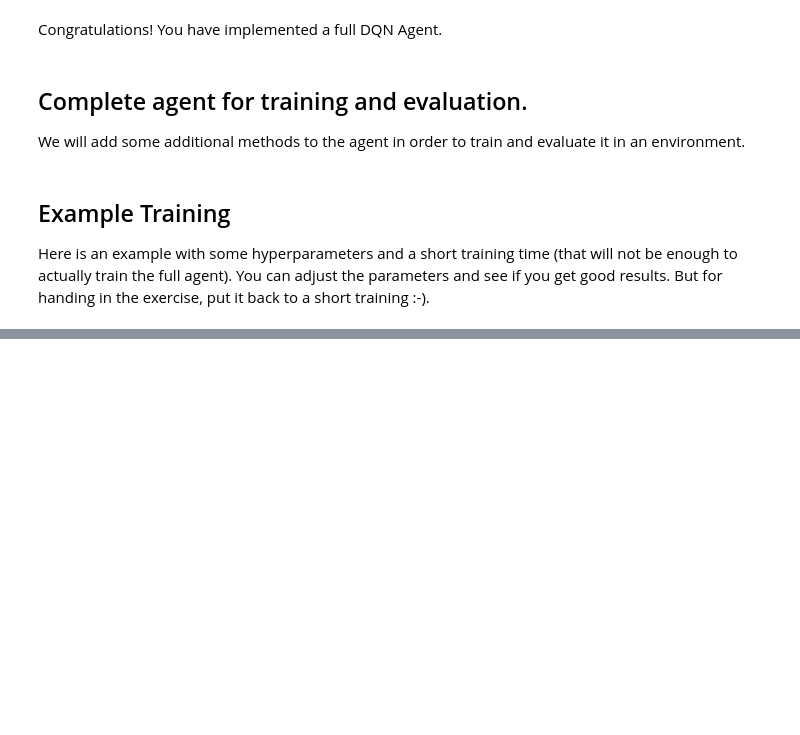
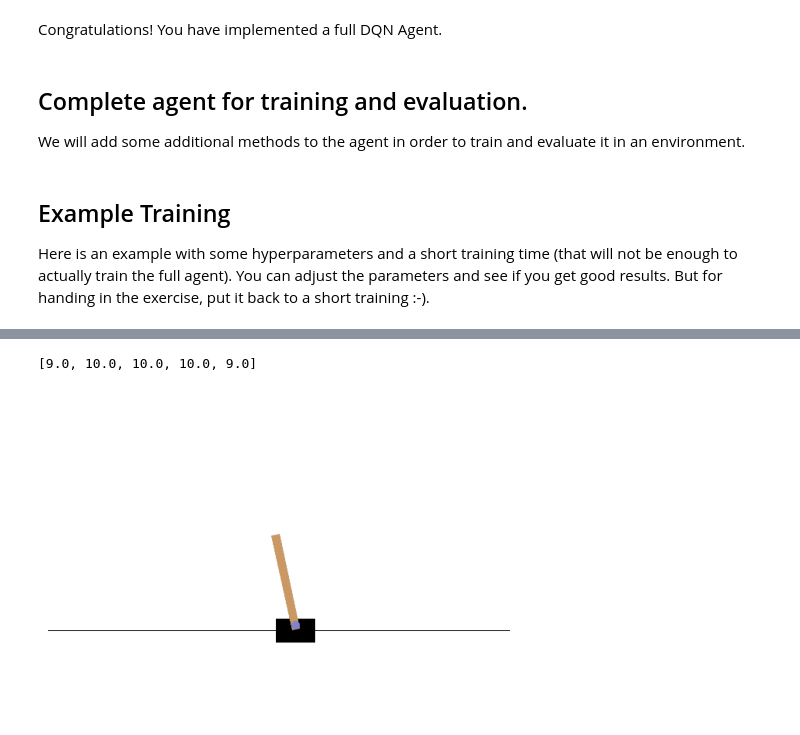
Before and after one commit to marbetschar/ZHAW-Advanced-Deep-Learning, a Jupyter notebook: Week 5/ex05_deep-q-learning.ipynb, the cells around one changed output, grey strips where cells are left out. Cells and saved outputs as stored; diff of their text form; code cells hidden in the pictures; blank space fills up the shorter version.

```diff
--- a/Week 5/ex05_deep-q-learning.ipynb
+++ b/Week 5/ex05_deep-q-learning.ipynb
@@ -85,12 +112,17 @@ class DQNetwork(nn.Module):
     def __init__(self, n_obs, n_action):
         super(DQNetwork, self).__init__()
         # generate a sequential model in a internal variable (for example self.fc)
-
-
+        self.fc = nn.Sequential(
+            nn.Linear(n_obs, 128),
+            nn.ReLU(),
+            nn.Linear(128, 128),
+            nn.ReLU(),
+            nn.Linear(128, n_action)
+        )
 
     def forward(self, x):
         # forward should just call your model
-
+        return self.fc.forward(x)
 
     def q_values(self, obs):
         obs = torch.from_numpy(obs).float().unsqueeze(0)
@@ -179,8 +223,8 @@ class DQNAgent:
 
         # generate the optimizer and loss function in the variables below
 
-        self.optimizer =
-        self.loss =
+        self.optimizer = optim.Adam(self.model.parameters(), lr=self.learning_rate)
+        self.loss = CrossEntropyLoss()
 
 
     def reset(self):
@@ -472,7 +518,7 @@ q_agent = DQNAgent(env_train.observation_space, env_train.action_space,
                    epsilon=0.9,
                    epsilon_min=0.03,
                    epsilon_decay=0.9999,
-                   learning_rate=0.0005,
+                   learning_rate=0.0003,
                    training_frequency=1,
                    target_update_frequency=2,
                    tau=0.005,
@@ -485,11 +552,17 @@ q_agent.train(env, nr_episodes_to_train=200, eval_env=env_eval, eval_frequency=1
 # %%
 q_agent.evaluate(env_eval, 5)
+# %% [output]
+[9.0, 10.0, 10.0, 10.0, 9.0]
 # %%
 # Test the function with a few steps
 obs, _ = env.reset()
-for _ in range(200):
+# for _ in range(200):
+done = False
+while not done:
     action = q_agent.calculate_action(obs, stochastic=False)
     obs, _, done, _, _ = env.step(action)  # Take a random action
     display_environment(env)
-    if done:
-        break
+    # if done:
+    #     break
+# %% [output]
+[figure, added]
```
Also changed, not shown: parts of 7 cells of this notebook, 1 other file.
